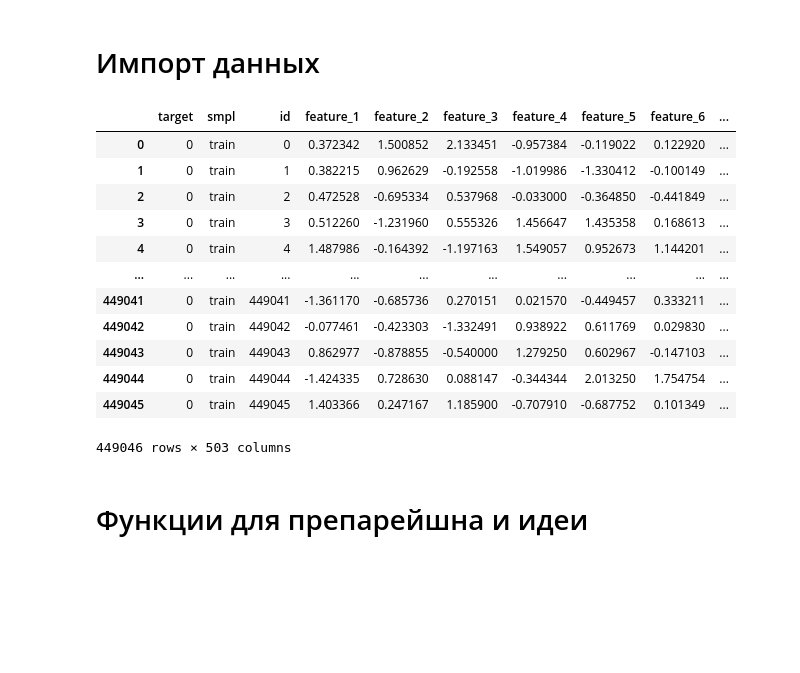
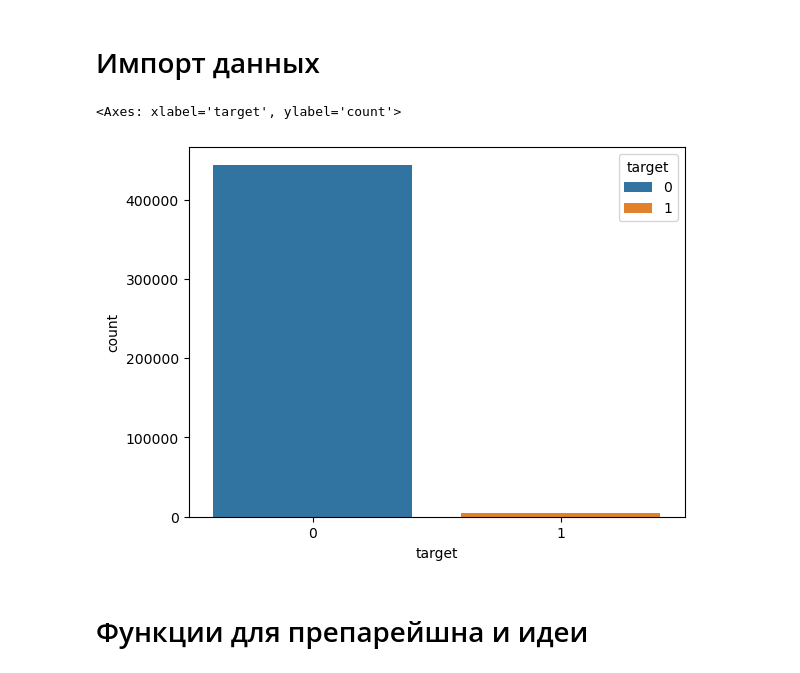
Before and after one commit to akayooo/AlphaHack, a Jupyter notebook: DataEnginering.ipynb, the cells around one changed output. Drawn from its saved outputs; the diff is of its cells as text; code cells hidden in the pictures; blank space fills up the shorter version.

```diff
--- a/DataEnginering.ipynb
+++ b/DataEnginering.ipynb
@@ -20,23 +19,14 @@ from sklearn.preprocessing import PolynomialFeatures
 # %% [markdown]
 # Импорт данных
 # %%
-data = pd.read_csv('C:\\Users\\akayo\\Hacks\\Alpha_data\\train_1.csv')
+data = pd.read_csv("train_1.csv")
 # %%
-data
+data = data.sort_values(by='target', ascending=False)
-# %% [output]
-|  | target | smpl | id | feature_1 | feature_2 | feature_3 | feature_4 | feature_5 | feature_6 | ... |
-| 0 | 0 | train | 0 | 0.372342 | 1.500852 | 2.133451 | -0.957384 | -0.119022 | 0.122920 | ... |
-| 1 | 0 | train | 1 | 0.382215 | 0.962629 | -0.192558 | -1.019986 | -1.330412 | -0.100149 | ... |
-| 2 | 0 | train | 2 | 0.472528 | -0.695334 | 0.537968 | -0.033000 | -0.364850 | -0.441849 | ... |
-| 3 | 0 | train | 3 | 0.512260 | -1.231960 | 0.555326 | 1.456647 | 1.435358 | 0.168613 | ... |
-| 4 | 0 | train | 4 | 1.487986 | -0.164392 | -1.197163 | 1.549057 | 0.952673 | 1.144201 | ... |
-| ... | ... | ... | ... | ... | ... | ... | ... | ... | ... | ... |
-| 449041 | 0 | train | 449041 | -1.361170 | -0.685736 | 0.270151 | 0.021570 | -0.449457 | 0.333211 | ... |
-| 449042 | 0 | train | 449042 | -0.077461 | -0.423303 | -1.332491 | 0.938922 | 0.611769 | 0.029830 | ... |
-| 449043 | 0 | train | 449043 | 0.862977 | -0.878855 | -0.540000 | 1.279250 | 0.602967 | -0.147103 | ... |
-| 449044 | 0 | train | 449044 | -1.424335 | 0.728630 | 0.088147 | -0.344344 | 2.013250 | 1.754754 | ... |
-| 449045 | 0 | train | 449045 | 1.403366 | 0.247167 | 1.185900 | -0.707910 | -0.687752 | 0.101349 | ... |
-449046 rows × 503 columns
+# %%
+sns.countplot(data=data, x='target', hue='target')
+# %% [output]
+<Axes: xlabel='target', ylabel='count'>
+[figure, added]
 # %%
 X = data.drop(columns=['id', 'smpl', 'target']).values
 y = data['target'].values
```
Also changed, not shown: parts of 20 cells of this notebook, 1 other file.
